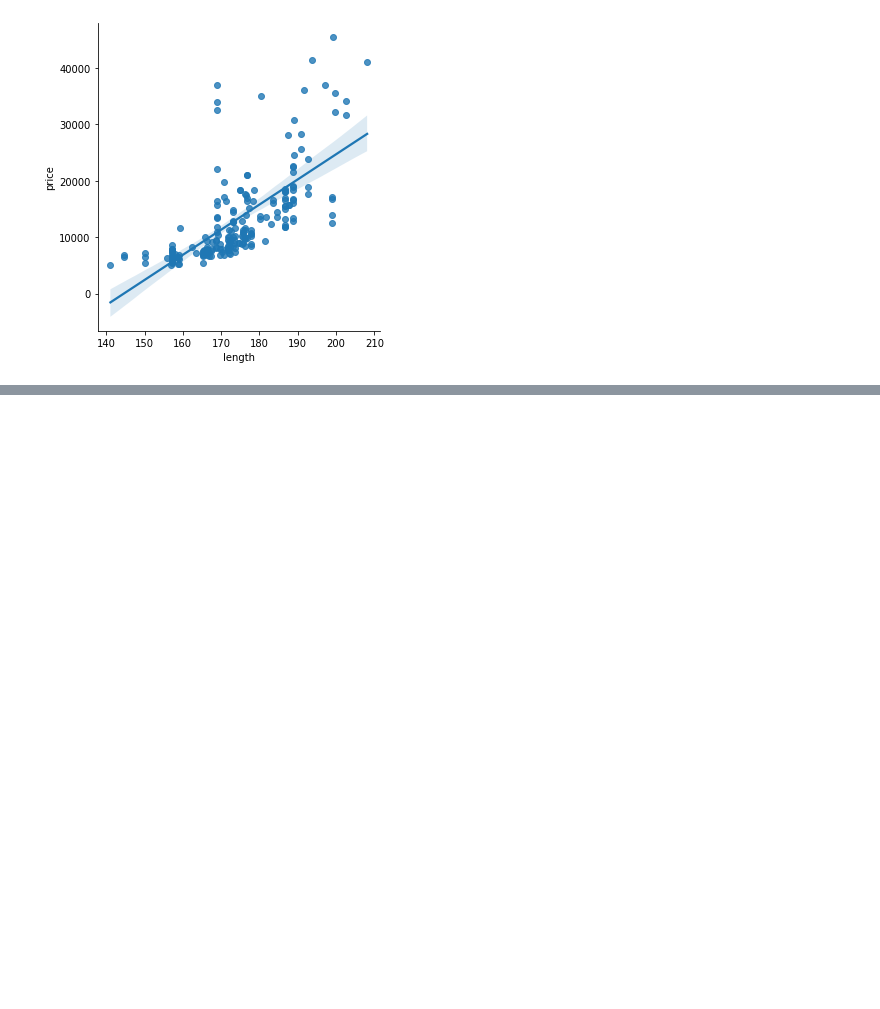
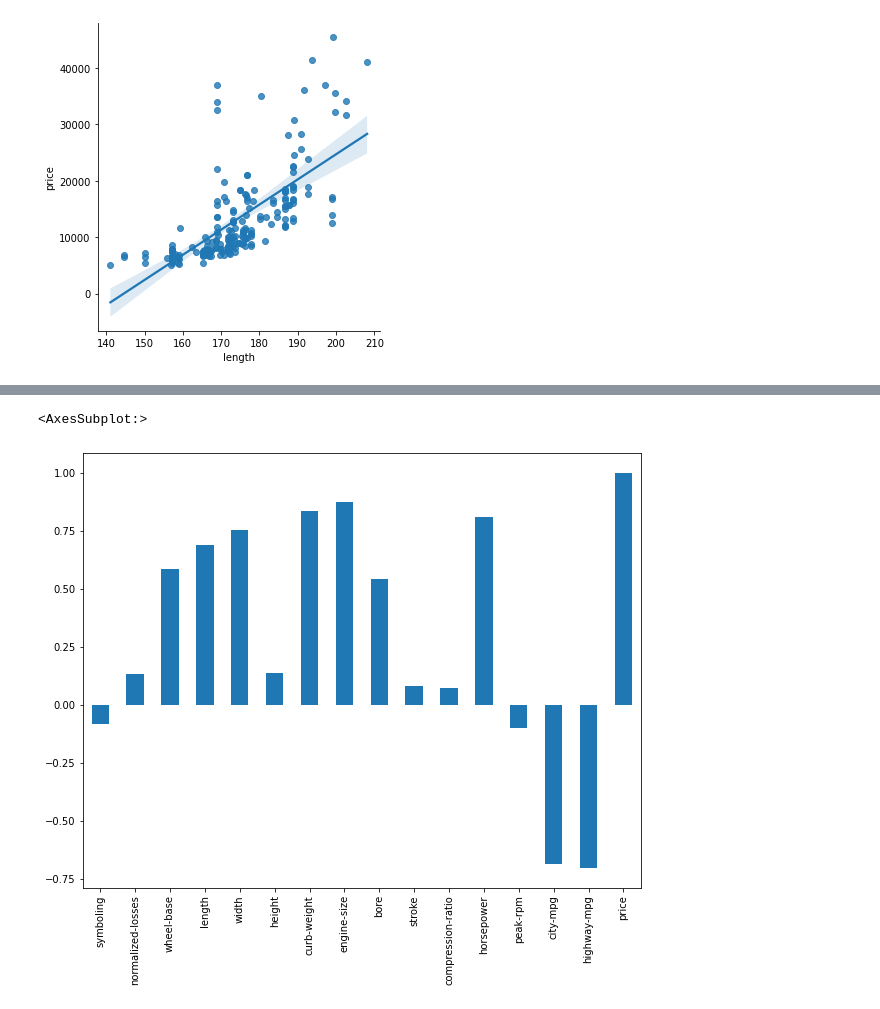
Before and after one commit to kashishjais/Machine-Learning, a Jupyter notebook: supervised/multiple_linear_reg.ipynb, the cells around one changed output, grey strips where cells are left out. Cells and saved outputs as stored; diff of their text form; code cells hidden in the pictures; blank space fills up the shorter version.

```diff
--- a/supervised/multiple_linear_reg.ipynb
+++ b/supervised/multiple_linear_reg.ipynb
@@ -149,0 +176,5 @@ sns.lmplot(x='length',y='price',data=df)
+# %%
+df.corrwith(df['price']).plot(kind='bar',figsize=(10,8))
+# %% [output]
+<AxesSubplot:>
+[figure, added]
```
Also changed, not shown: parts of 20 cells of this notebook.
